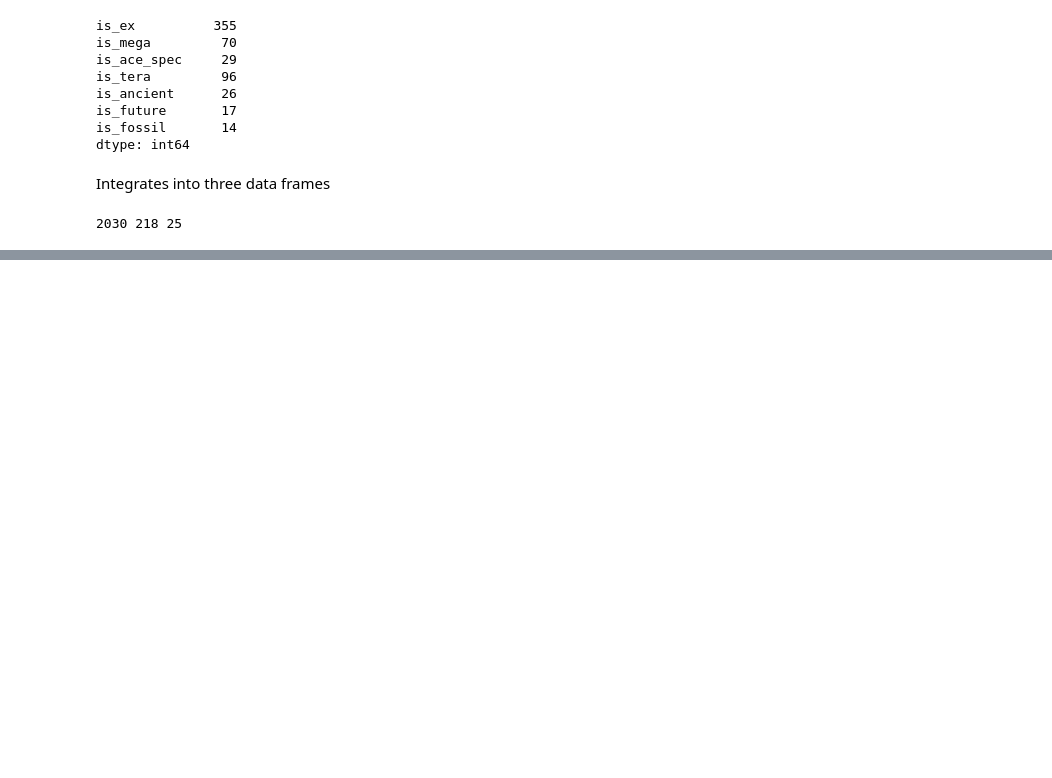
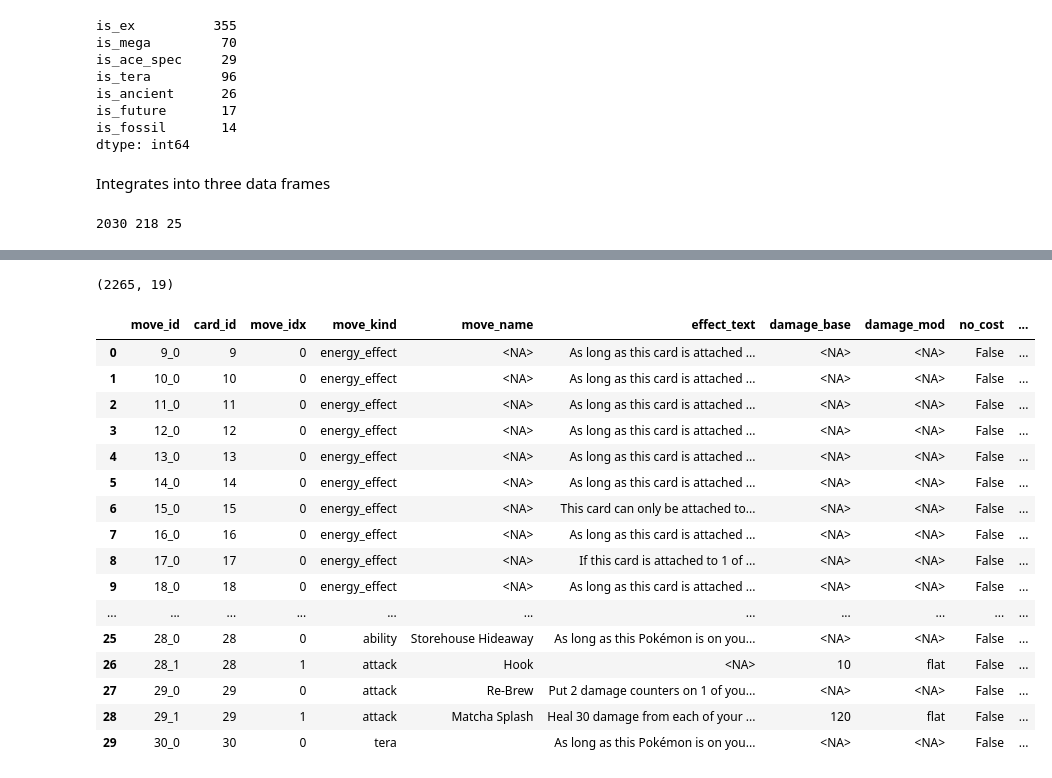
Before and after one commit to tam-pr/tcg_bot, a Jupyter notebook: notebooks/data_processing.ipynb, the cells around one changed output, grey strips where cells are left out. Cells and saved outputs as stored; diff of their text form; code cells hidden in the pictures; blank space fills up the shorter version.

Commit message:
built cards and moves tables

```diff
--- a/notebooks/data_processing.ipynb
+++ b/notebooks/data_processing.ipynb
@@ -282,0 +291,9 @@ print(len(pokemon), len(trainer), len(energy))   # expect 2030 218 25
+# %%
+family_map = (
+    {k: "pokemon" for k in pokemon_kinds}
+    | {k: "trainer" for k in trainer_kinds}
+    | {k: "energy" for k in energy_kinds}
+)
+df["family"] = df["card_kind"].map(family_map)
+assert df["family"].notna().all()
+df["family"].value_counts()
@@ -282,0 +306,10 @@ print(len(pokemon), len(trainer), len(energy))   # expect 2030 218 25
+# %%
+# a Trainer row that has an attack name (Core Memory's Geobuster) is a *granted* attack
+df.loc[(df["family"] != "pokemon") & (df["move_kind"] == "attack"), "move_kind"] = "granted_attack"
+
+# Trainer / Energy rows with effect text but no move name are plain card effects
+no_move = df["move_kind"].isna() & df["effect_text"].notna()
+df.loc[no_move & (df["family"] == "trainer"), "move_kind"] = "trainer_effect"
+df.loc[no_move & (df["family"] == "energy"), "move_kind"] = "energy_effect"
+
+df["move_kind"].value_counts(dropna=False)
@@ -282,0 +326,34 @@ print(len(pokemon), len(trainer), len(energy))   # expect 2030 218 25
+# %%
+cost_cols = [c for c in df.columns if c.startswith("cost_") and c != "cost_total"]
+
+# rows with neither a move nor an effect (the 8 Basic Energy) are not moves
+moves = df[df["move_kind"].notna()].copy()
+moves["move_idx"] = moves.groupby("card_id").cumcount()
+moves["move_id"] = moves["card_id"].astype(str) + "_" + moves["move_idx"].astype(str)
+
+moves = moves[[
+    "move_id", "card_id", "move_idx", "move_kind", "move_name", "effect_text",
+    "damage_base", "damage_mod", "no_cost", "cost_total", *cost_cols,
+]].reset_index(drop=True)
+
+print(moves.shape)   # expect (2265, 19)
+moves.head(30)
+# %% [output]
+(2265, 19)
+|  | move_id | card_id | move_idx | move_kind | move_name | effect_text | damage_base | damage_mod | no_cost | ... |
+| 0 | 9_0 | 9 | 0 | energy_effect | <NA> | As long as this card is attached ... | <NA> | <NA> | False | ... |
+| 1 | 10_0 | 10 | 0 | energy_effect | <NA> | As long as this card is attached ... | <NA> | <NA> | False | ... |
+| 2 | 11_0 | 11 | 0 | energy_effect | <NA> | As long as this card is attached ... | <NA> | <NA> | False | ... |
+| 3 | 12_0 | 12 | 0 | energy_effect | <NA> | As long as this card is attached ... | <NA> | <NA> | False | ... |
+| 4 | 13_0 | 13 | 0 | energy_effect | <NA> | As long as this card is attached ... | <NA> | <NA> | False | ... |
+| 5 | 14_0 | 14 | 0 | energy_effect | <NA> | As long as this card is attached ... | <NA> | <NA> | False | ... |
+| 6 | 15_0 | 15 | 0 | energy_effect | <NA> | This card can only be attached to... | <NA> | <NA> | False | ... |
+| 7 | 16_0 | 16 | 0 | energy_effect | <NA> | As long as this card is attached ... | <NA> | <NA> | False | ... |
+| 8 | 17_0 | 17 | 0 | energy_effect | <NA> | If this card is attached to 1 of ... | <NA> | <NA> | False | ... |
+| 9 | 18_0 | 18 | 0 | energy_effect | <NA> | As long as this card is attached ... | <NA> | <NA> | False | ... |
+| ... | ... | ... | ... | ... | ... | ... | ... | ... | ... | ... |
+| 25 | 28_0 | 28 | 0 | ability | Storehouse Hideaway | As long as this Pokémon is on you... | <NA> | <NA> | False | ... |
+| 26 | 28_1 | 28 | 1 | attack | Hook | <NA> | 10 | flat | False | ... |
+| 27 | 29_0 | 29 | 0 | attack | Re-Brew | Put 2 damage counters on 1 of you... | <NA> | <NA> | False | ... |
+| 28 | 29_1 | 29 | 1 | attack | Matcha Splash | Heal 30 damage from each of your ... | 120 | flat | False | ... |
+| 29 | 30_0 | 30 | 0 | tera |  | As long as this Pokémon is on you... | <NA> | <NA> | False | ... |
```
Also changed, not shown: parts of 8 cells of this notebook, 4 other files.
